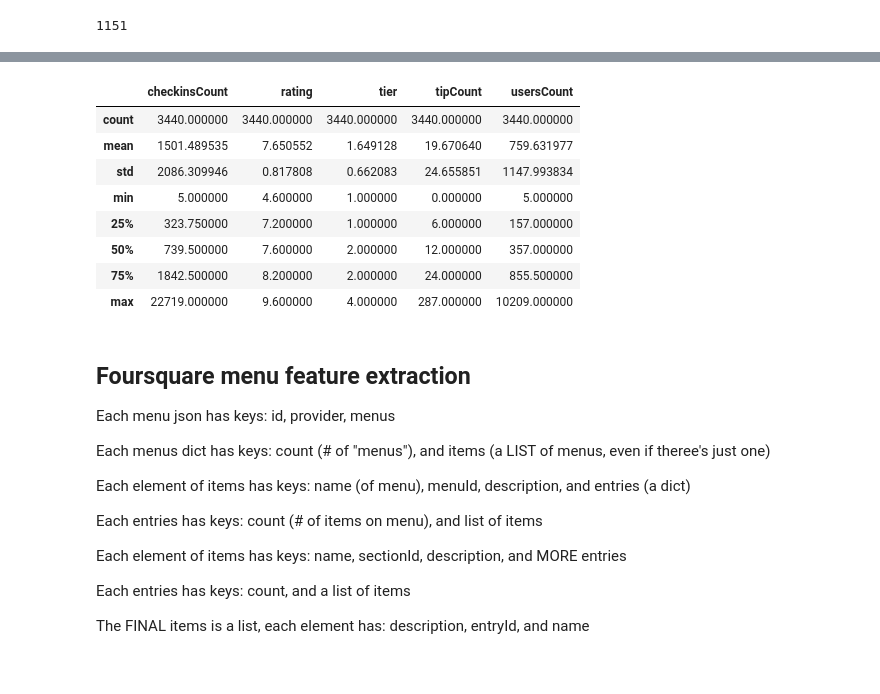
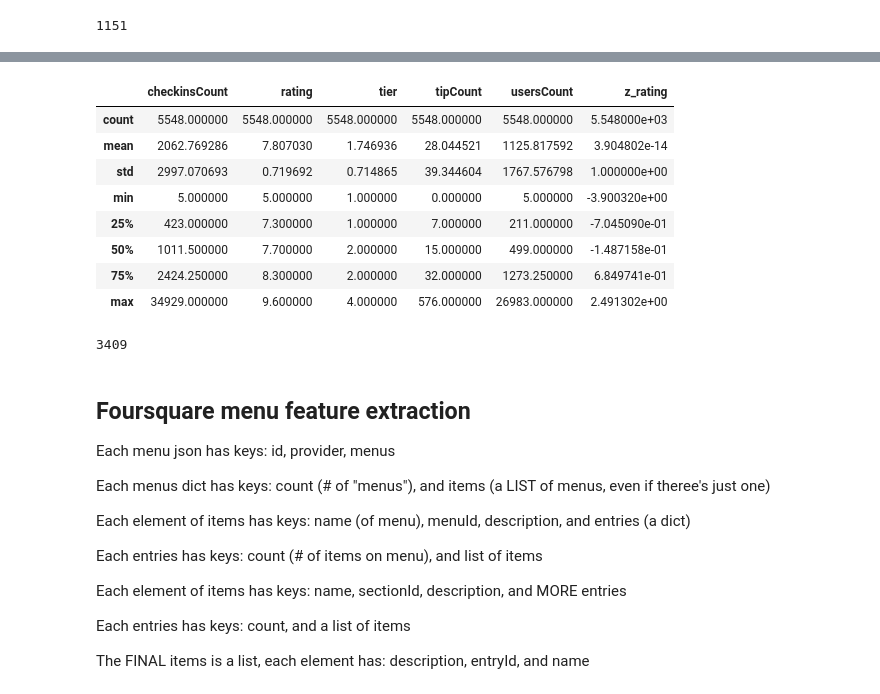
Before and after one commit to map222/Kibbeh, a Jupyter notebook: notebooks/ML working notebook.ipynb, the cells around one changed output, grey strips where cells are left out. Drawn from its saved outputs; the diff is of its cells as text; code cells hidden in the pictures.

```diff
--- a/notebooks/ML working notebook.ipynb
+++ b/notebooks/ML working notebook.ipynb
@@ -24,11 +24,14 @@ working_dir = 'C:\\Users\\Me\\Documents\\GitHub\\Kibbeh'
 seattle_zips = pd.read_csv(working_dir + '\\seattle_zips.csv')['Zip'].values
 # %%
 # load foursquare restaurants and ratings
-with open('seattle_fs_restaurant_list.json', 'r') as json_file:
-    seattle_top_restos = json.load( json_file)
-with open('portland_fs_restaurant_list.json', 'r') as json_file:
-    portland_top_restos = json.load( json_file)
+def load_json(json_name):
+    with open(json_name) as json_file:
+        return json.load(json_file)
+seattle_top_restos = load_json('seattle_fs_restaurant_list.json')
+portland_top_restos = load_json('portland_fs_restaurant_list.json')
+bay_area_top_restos = load_json('bay_area_fs_restaurant_list.json')
 fs_top_restos = list(seattle_top_restos)
 fs_top_restos.extend(portland_top_restos)
+fs_top_restos.extend(bay_area_top_restos)
 len(fs_top_restos)
 # %% [output]
@@ -128,0 +111,3 @@ len(seattle_restos_rated)
+# %%
+bay_area_restos_rated = [x for x in bay_area_top_restos if 'rating' in x['venue'].keys()]
+len(bay_area_restos_rated)
@@ -129 +116,5 @@ len(seattle_restos_rated)
+# %%
+def z_score_col(df, col_name):
+    df['z_' + col_name] = (df[col_name] - df[col_name].mean()) / df[col_name].std()
+    return df
 # %%
@@ -144,15 +127,22 @@ portland_resto_df.describe()
 # %%
-importlib.reload(feature_extract_resto)
+# z_score normalize seattle ratings
 seattle_resto_df = feature_extract_resto.feature_extract_fs_list(seattle_restos_rated)
 seattle_resto_df.drop_duplicates(inplace=True)
-seattle_resto_df.describe()
+seattle_resto_df = z_score_col(seattle_resto_df, 'rating')
+#seattle_resto_df.describe()
-# %% [output]
-|  | checkinsCount | rating | tier | tipCount | usersCount |
-| count | 3440.000000 | 3440.000000 | 3440.000000 | 3440.000000 | 3440.000000 |
-| mean | 1501.489535 | 7.650552 | 1.649128 | 19.670640 | 759.631977 |
-| std | 2086.309946 | 0.817808 | 0.662083 | 24.655851 | 1147.993834 |
-| min | 5.000000 | 4.600000 | 1.000000 | 0.000000 | 5.000000 |
-| 25% | 323.750000 | 7.200000 | 1.000000 | 6.000000 | 157.000000 |
-| 50% | 739.500000 | 7.600000 | 2.000000 | 12.000000 | 357.000000 |
-| 75% | 1842.500000 | 8.200000 | 2.000000 | 24.000000 | 855.500000 |
-| max | 22719.000000 | 9.600000 | 4.000000 | 287.000000 | 10209.000000 |
+# %%
+# z_score normalize seattle ratings
+bay_area_resto_df = feature_extract_resto.feature_extract_fs_list(bay_area_restos_rated)
+bay_area_resto_df.drop_duplicates(inplace=True)
+bay_area_resto_df = z_score_col(bay_area_resto_df, 'rating')
+bay_area_resto_df.describe()
+# %% [output]
+|  | checkinsCount | rating | tier | tipCount | usersCount | z_rating |
+| count | 5548.000000 | 5548.000000 | 5548.000000 | 5548.000000 | 5548.000000 | 5.548000e+03 |
+| mean | 2062.769286 | 7.807030 | 1.746936 | 28.044521 | 1125.817592 | 3.904802e-14 |
+| std | 2997.070693 | 0.719692 | 0.714865 | 39.344604 | 1767.576798 | 1.000000e+00 |
+| min | 5.000000 | 5.000000 | 1.000000 | 0.000000 | 5.000000 | -3.900320e+00 |
+| 25% | 423.000000 | 7.300000 | 1.000000 | 7.000000 | 211.000000 | -7.045090e-01 |
+| 50% | 1011.500000 | 7.700000 | 2.000000 | 15.000000 | 499.000000 | -1.487158e-01 |
+| 75% | 2424.250000 | 8.300000 | 2.000000 | 32.000000 | 1273.250000 | 6.849741e-01 |
+| max | 34929.000000 | 9.600000 | 4.000000 | 576.000000 | 26983.000000 | 2.491302e+00 |
@@ -159,3 +151,9 @@ seattle_resto_df.describe()
+# %%
+# get ids of the menus I have
+fs_menu_ids = [menu['id'] for menu in fs_menus_rated]
+len(fs_menu_ids)
+# %% [output]
+3409
 # %% [markdown]
 ## Foursquare menu feature extraction
 Each menu json has keys: id, provider, menus
```
Also changed, not shown: parts of 42 cells of this notebook, 1 other file.
